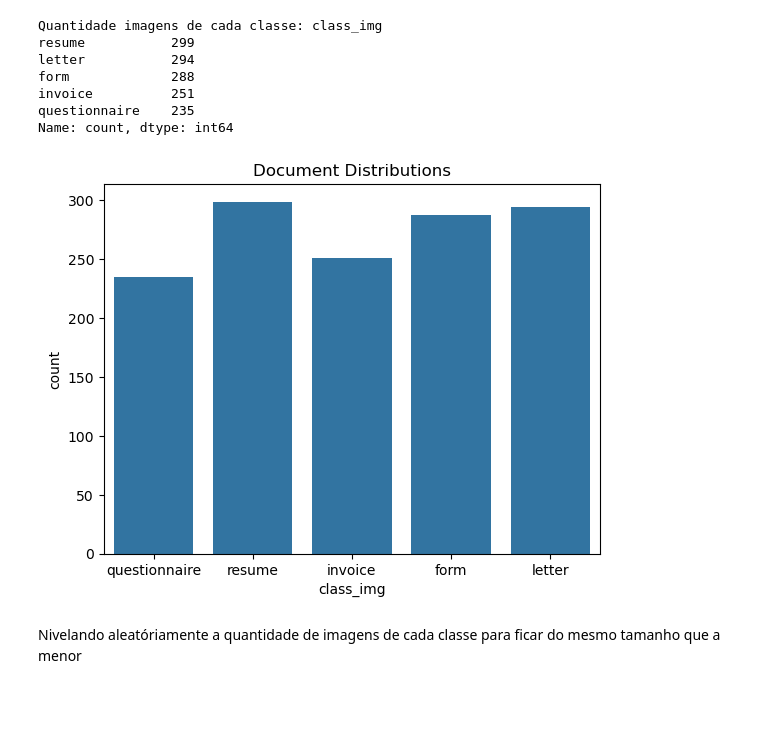
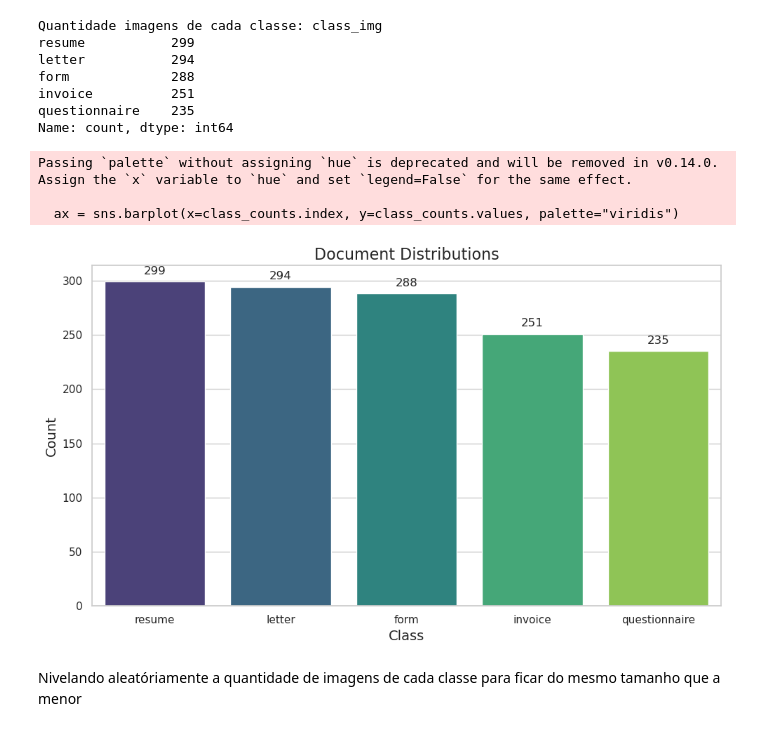
Before and after one commit to kaiomudkt/projeto_Machine_Learning, a Jupyter notebook: ML_shaz13_CPU.ipynb, the cells around one changed output. Drawn from its saved outputs; the diff is of its cells as text; code cells hidden in the pictures; blank space fills up the shorter version.

```diff
--- a/ML_shaz13_CPU.ipynb
+++ b/ML_shaz13_CPU.ipynb
@@ -117,12 +114,37 @@ form             288
 invoice          251
 questionnaire    235
 Name: count, dtype: int64
-# %%
-sns.countplot(x=df['class_img'])
-plt.title("Document Distributions")
-plt.show()
-# %% [output]
-[figure, removed]
+# %%
+
+# Contar as ocorrências de cada classe
+class_counts = df['class_img'].value_counts()
+
+# Configurar o estilo do gráfico
+sns.set(style="whitegrid")
+
+# Criar o gráfico de barras
+plt.figure(figsize=(10, 6))
+ax = sns.barplot(x=class_counts.index, y=class_counts.values, palette="viridis")
+
+# Adicionar anotações sobre as barras
+for i, value in enumerate(class_counts.values):
+    ax.text(i, value + 5, str(value), ha='center', va='bottom', fontsize=12)
+
+# Adicionar título e rótulos dos eixos
+plt.title("Document Distributions", fontsize=16)
+plt.xlabel("Class", fontsize=14)
+plt.ylabel("Count", fontsize=14)
+
+# Ajustar o layout
+plt.tight_layout()
+
+# Exibir o gráfico
+plt.show()
+# %% [output]
+Passing `palette` without assigning `hue` is deprecated and will be removed in v0.14.0. Assign the `x` variable to `hue` and set `legend=False` for the same effect.
+
+  ax = sns.barplot(x=class_counts.index, y=class_counts.values, palette="viridis")
+[figure, added]
 # %% [markdown]
 Nivelando aleatóriamente a quantidade de imagens de cada classe para ficar do mesmo tamanho que a menor
 # %%
```
Also changed, not shown: parts of 12 cells of this notebook.
